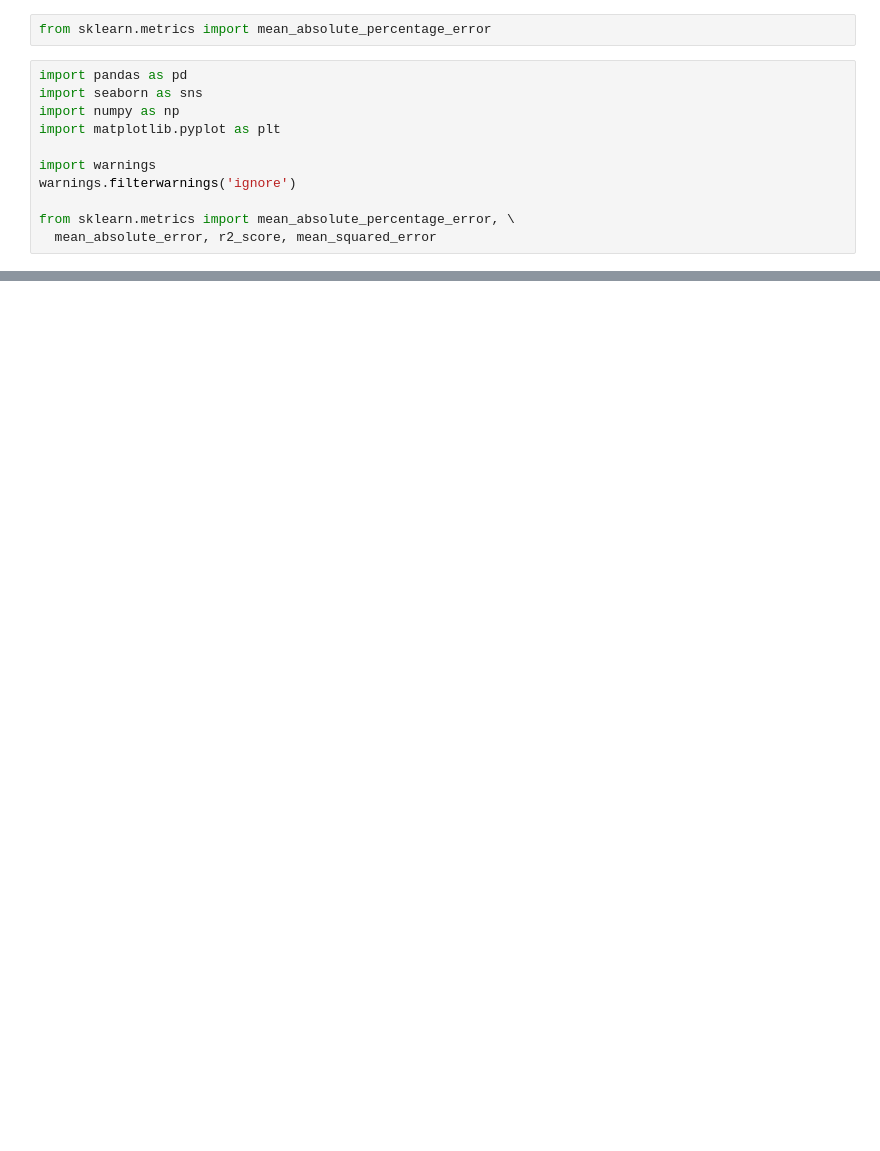
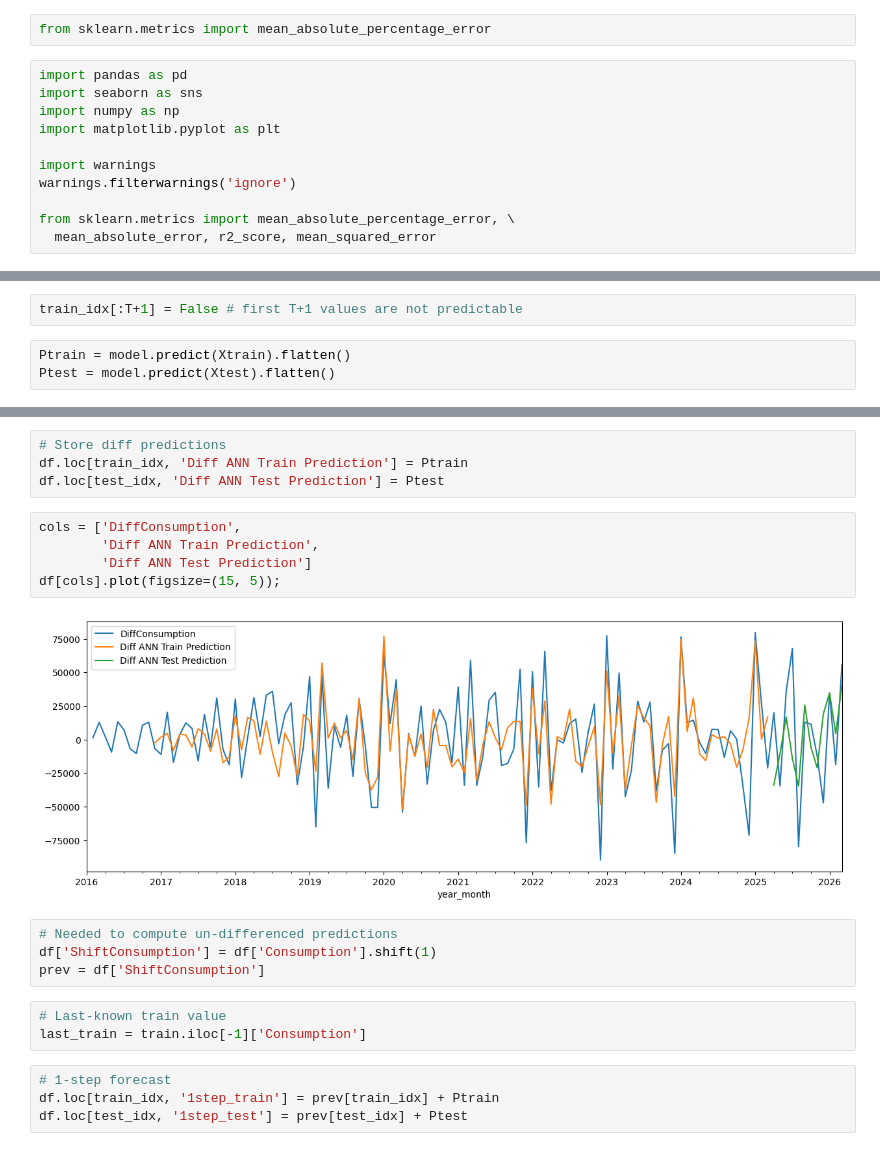
Before and after one commit to franciscosrcoelho-coder/Google-Colab, a Jupyter notebook: Welcome_To_Colab.ipynb, the cells around one changed output, grey strips where cells are left out. Saved outputs shown, nothing was run; the diff lists cells and outputs as text; blank space fills up the shorter version.

```diff
--- a/Welcome_To_Colab.ipynb
+++ b/Welcome_To_Colab.ipynb
@@ -294,0 +149,5 @@ These are a few of the notebooks related to Machine Learning, including Google's
+# %%
+train_idx[:T+1] = False # first T+1 values are not predictable
+# %%
+Ptrain = model.predict(Xtrain).flatten()
+Ptest = model.predict(Xtest).flatten()
@@ -294,0 +157,22 @@ These are a few of the notebooks related to Machine Learning, including Google's
+# %%
+# Store diff predictions
+df.loc[train_idx, 'Diff ANN Train Prediction'] = Ptrain
+df.loc[test_idx, 'Diff ANN Test Prediction'] = Ptest
+# %%
+cols = ['DiffConsumption',
+        'Diff ANN Train Prediction',
+        'Diff ANN Test Prediction']
+df[cols].plot(figsize=(15, 5));
+# %% [output]
+[figure, added]
+# %%
+# Needed to compute un-differenced predictions
+df['ShiftConsumption'] = df['Consumption'].shift(1)
+prev = df['ShiftConsumption']
+# %%
+# Last-known train value
+last_train = train.iloc[-1]['Consumption']
+# %%
+# 1-step forecast
+df.loc[train_idx, '1step_train'] = prev[train_idx] + Ptrain
+df.loc[test_idx, '1step_test'] = prev[test_idx] + Ptest
```
Also changed, not shown: parts of 111 cells of this notebook.
